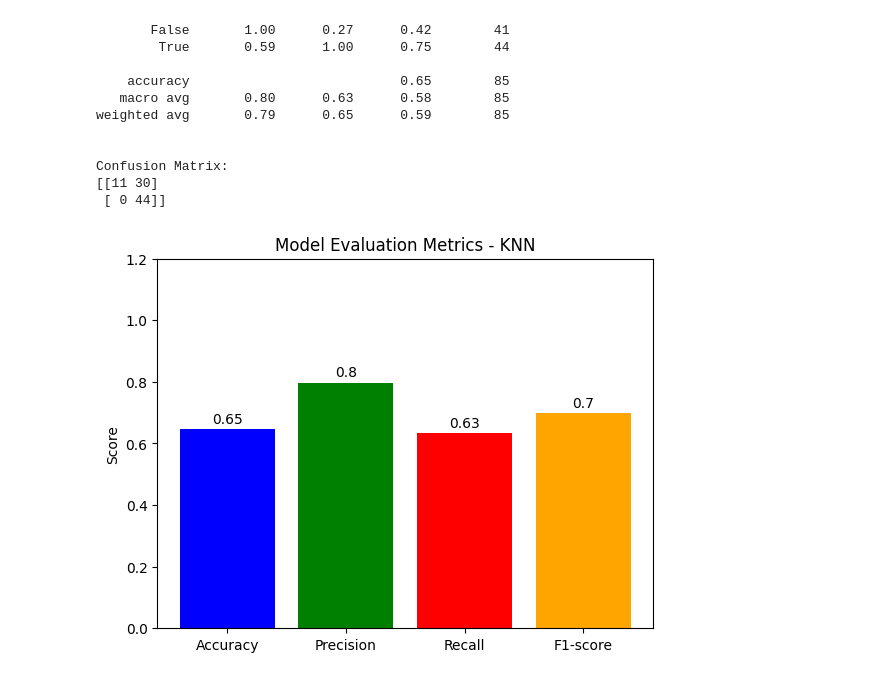
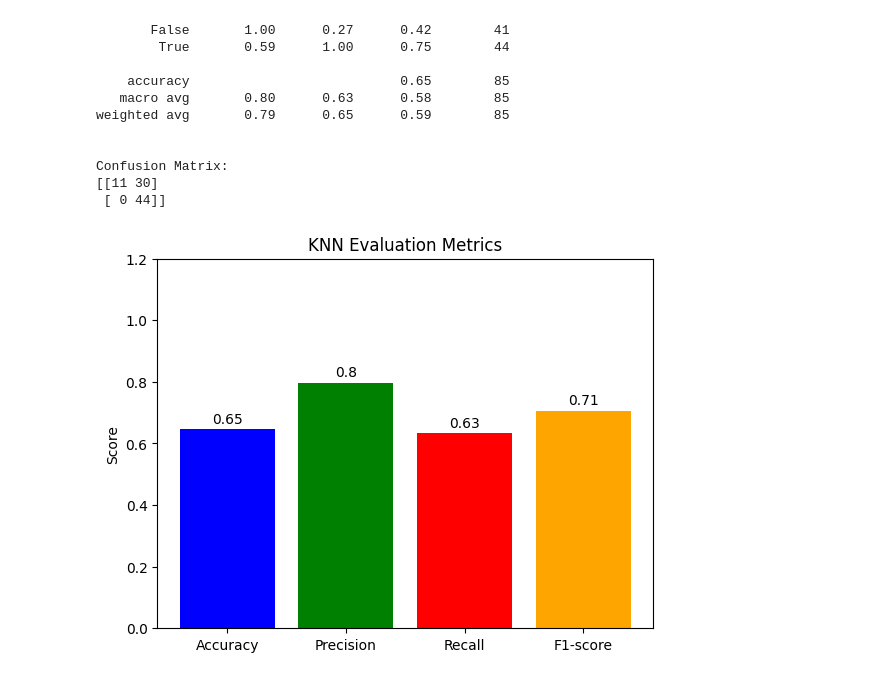
Before and after one commit to WuxiGuy/bc-wildfire-prediction, a Jupyter notebook: notebooks_models/knn.ipynb, the cells around one changed output. Cells and saved outputs as stored; diff of their text form; code cells hidden in the pictures.

Commit message:
modify evaluation metrics graph names for models

```diff
--- a/notebooks_models/knn.ipynb
+++ b/notebooks_models/knn.ipynb
@@ -143,17 +138,17 @@ Confusion Matrix:
 # %%
 # Visualize model evaluation metrics
 metrics = ['Accuracy', 'Precision', 'Recall', 'F1-score']
-values = [accuracy, precision, recall, f1]
+values = [accuracy, precision, recall, f1_score]
 
 bars = plt.bar(metrics, values, color=['blue', 'green', 'red', 'orange'])
 
 for bar in bars:
     yval = bar.get_height()
     plt.text(bar.get_x() + bar.get_width() / 2, yval + 0.01, round(yval, 2), ha='center', va='bottom')
 
 plt.ylabel('Score')
-plt.title('Model Evaluation Metrics - KNN')
+plt.title('KNN Evaluation Metrics')
 plt.ylim(0, 1.2)
 plt.show()
 # %% [output]
-[figure, old version]
+[figure, new version]
```
Also changed, not shown: parts of 1 cell of this notebook, 1 other file.
